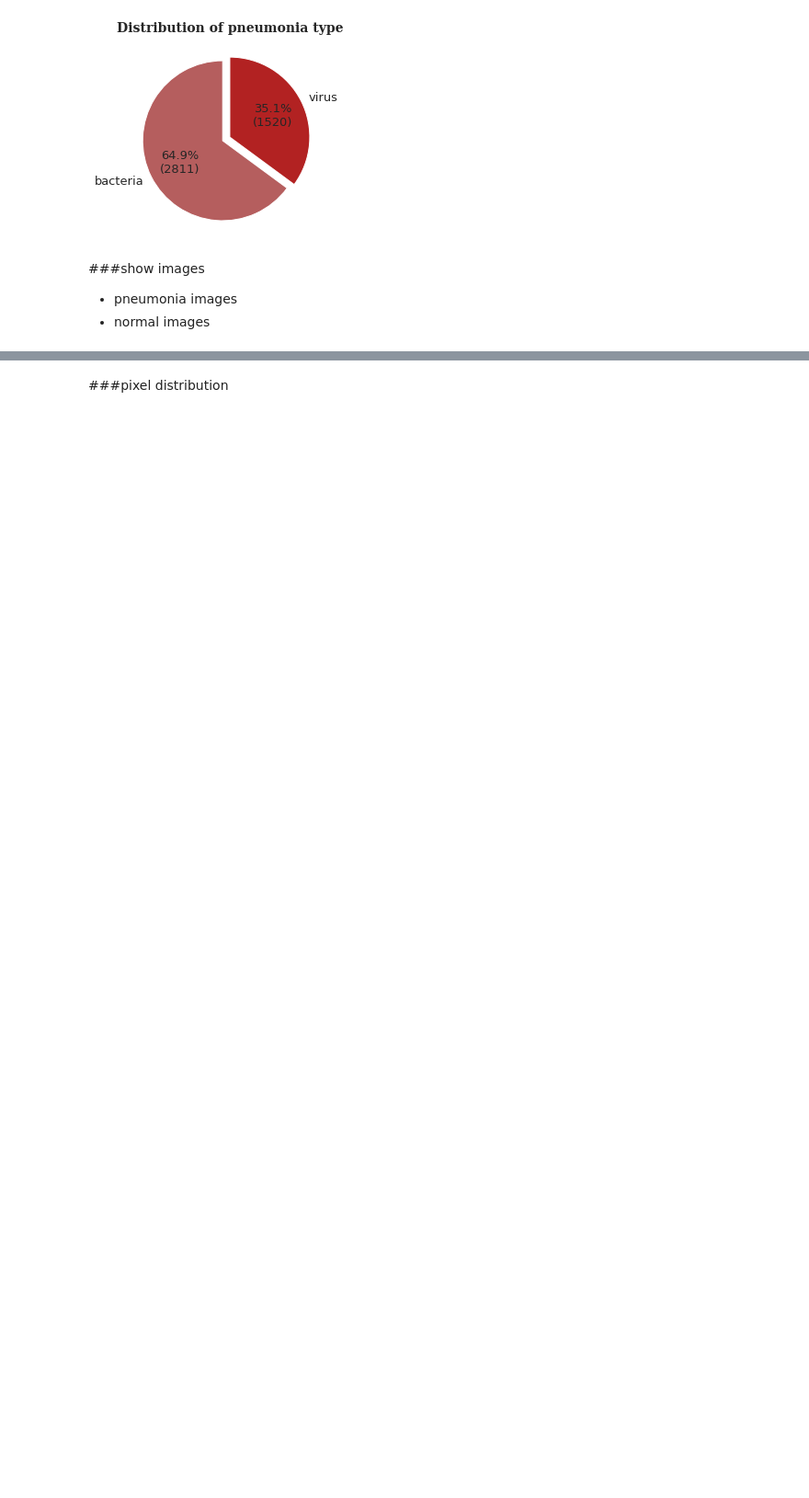
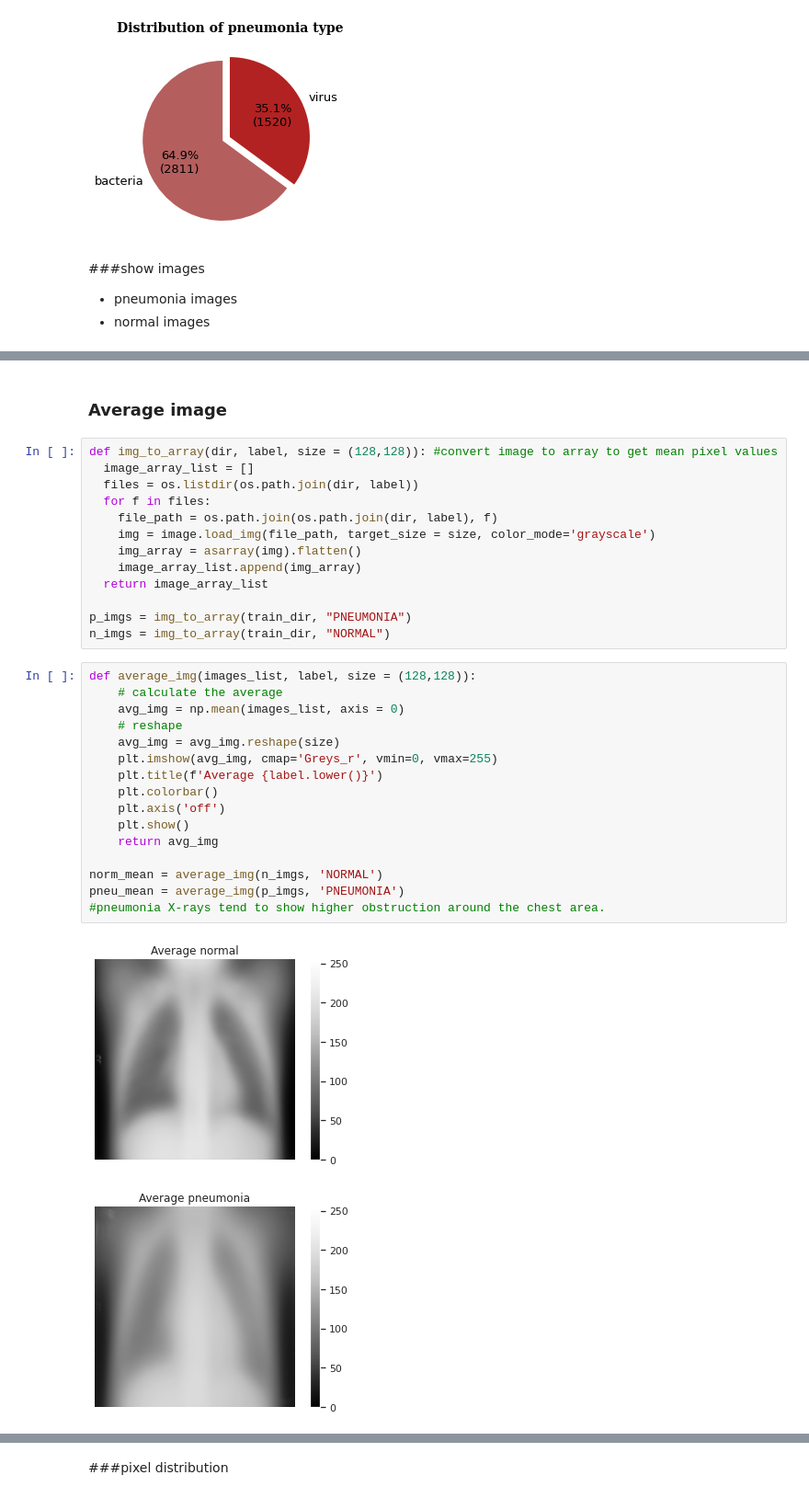
Before and after one commit to katehee/pneumonia-detection-in-X-ray-images, a Jupyter notebook: pneumonia.ipynb, the cells around one changed output, grey strips where cells are left out. Shown: that part at 92% size. Drawn from its saved outputs; the diff is of its cells as text; blank space fills up the shorter version.

```diff
--- a/pneumonia.ipynb
+++ b/pneumonia.ipynb
@@ -171,0 +174,34 @@ show_images(train_dir, label="NORMAL", size=4)
+# %% [markdown]
+### Average image
+# %%
+def img_to_array(dir, label, size = (128,128)): #convert image to array to get mean pixel values
+  image_array_list = []
+  files = os.listdir(os.path.join(dir, label))
+  for f in files:
+    file_path = os.path.join(os.path.join(dir, label), f)
+    img = image.load_img(file_path, target_size = size, color_mode='grayscale')
+    img_array = asarray(img).flatten()
+    image_array_list.append(img_array)
+  return image_array_list
+
+p_imgs = img_to_array(train_dir, "PNEUMONIA")
+n_imgs = img_to_array(train_dir, "NORMAL")
+# %%
+def average_img(images_list, label, size = (128,128)):
+    # calculate the average
+    avg_img = np.mean(images_list, axis = 0)
+    # reshape
+    avg_img = avg_img.reshape(size)
+    plt.imshow(avg_img, cmap='Greys_r', vmin=0, vmax=255)
+    plt.title(f'Average {label.lower()}')
+    plt.colorbar()
+    plt.axis('off')
+    plt.show()
+    return avg_img
+
+norm_mean = average_img(n_imgs, 'NORMAL')
+pneu_mean = average_img(p_imgs, 'PNEUMONIA')
+#pneumonia X-rays tend to show higher obstruction around the chest area.
+# %% [output]
+[figure, added]
+[figure, added]
```
Also changed, not shown: parts of 12 cells of this notebook.
